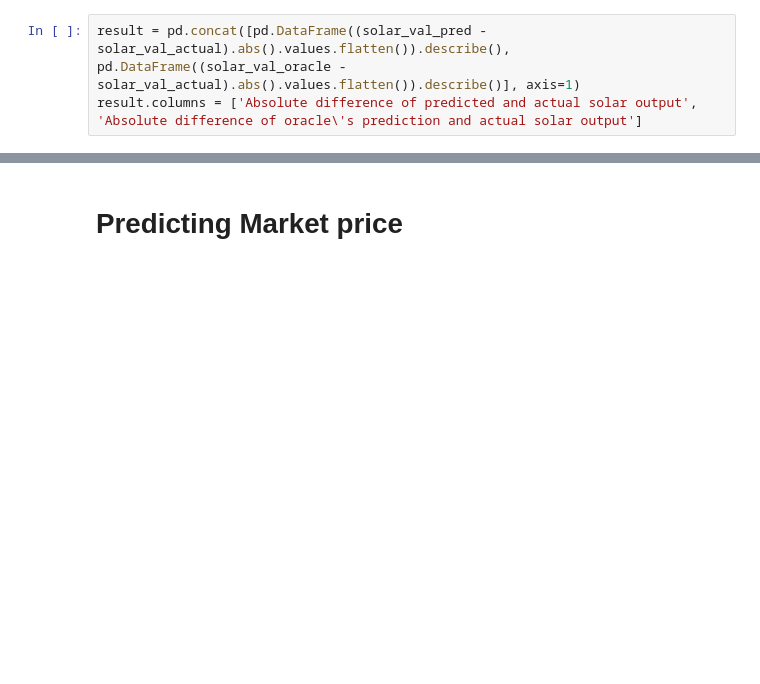
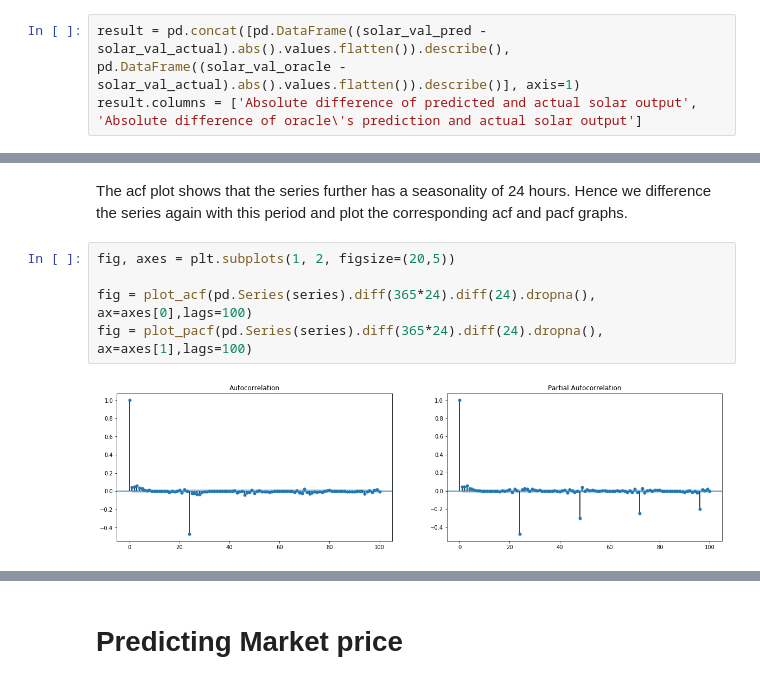
Before and after one commit to abhishek0318/Optimal-Bidding, a Jupyter notebook: Prediction.ipynb, the cells around one changed output, grey strips where cells are left out. Saved outputs shown, nothing was run; the diff lists cells and outputs as text; blank space fills up the shorter version.

```diff
--- a/Prediction.ipynb
+++ b/Prediction.ipynb
@@ -545,0 +575,9 @@ result
+# %% [markdown]
+The acf plot shows that the series further has a seasonality of 24 hours. Hence we difference the series again with this period and plot the corresponding acf and pacf graphs.
+# %%
+fig, axes = plt.subplots(1, 2, figsize=(20,5))
+
+fig = plot_acf(pd.Series(series).diff(365*24).diff(24).dropna(), ax=axes[0],lags=100)
+fig = plot_pacf(pd.Series(series).diff(365*24).diff(24).dropna(), ax=axes[1],lags=100)
+# %% [output]
+[figure, added]
```
Also changed, not shown: parts of 26 cells of this notebook.
